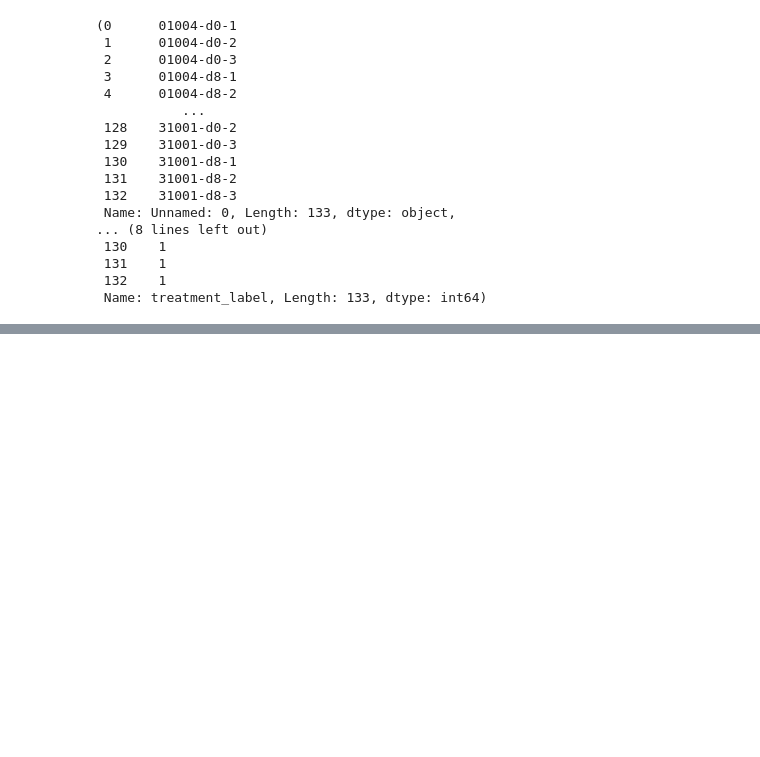
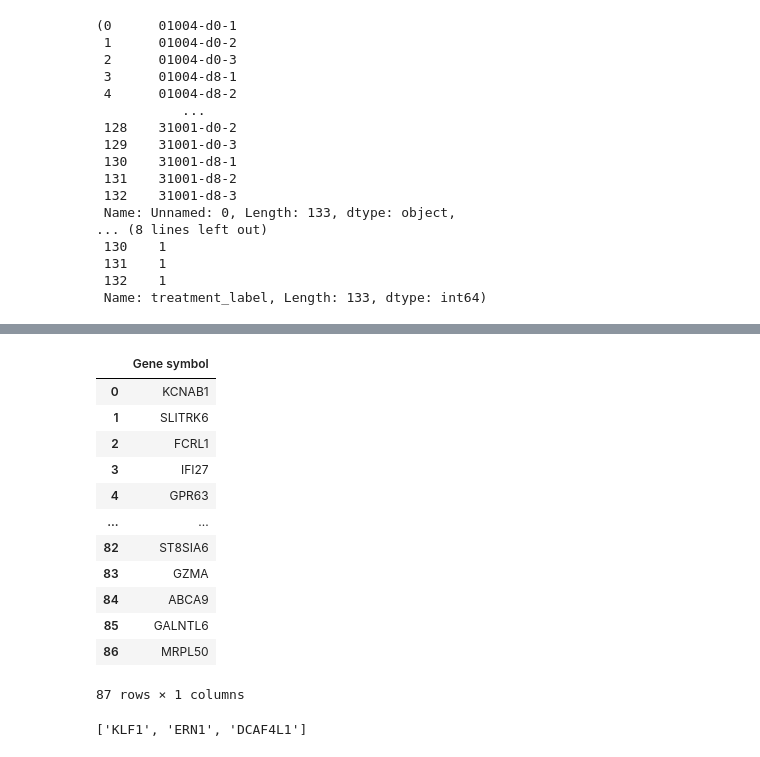
Before and after one commit to anuprulez/nanosampler, a Jupyter notebook: AML/analyze_expression_data.ipynb, the cells around one changed output, grey strips where cells are left out. Drawn from its saved outputs; the diff is of its cells as text; code cells hidden in the pictures; blank space fills up the shorter version.

```diff
--- a/AML/analyze_expression_data.ipynb
+++ b/AML/analyze_expression_data.ipynb
@@ -72,0 +126,17 @@ pyplot.show()
+# %%
+groud_truth_genes = pd.read_csv(base_path + "ground_truth_genes.csv", sep="\t")
+groud_truth_genes
+# %% [output]
+|  | Gene symbol |
+| 0 | KCNAB1 |
+| 1 | SLITRK6 |
+| 2 | FCRL1 |
+| 3 | IFI27 |
+| 4 | GPR63 |
+| ... | ... |
+| 82 | ST8SIA6 |
+| 83 | GZMA |
+| 84 | ABCA9 |
+| 85 | GALNTL6 |
+| 86 | MRPL50 |
+87 rows × 1 columns
@@ -72,0 +148,5 @@ pyplot.show()
+# %%
+intersection = list(set(true_genes).intersection(set(pred_genes)))
+intersection
+# %% [output]
+['KLF1', 'ERN1', 'DCAF4L1']
```
Also changed, not shown: parts of 9 cells of this notebook.
